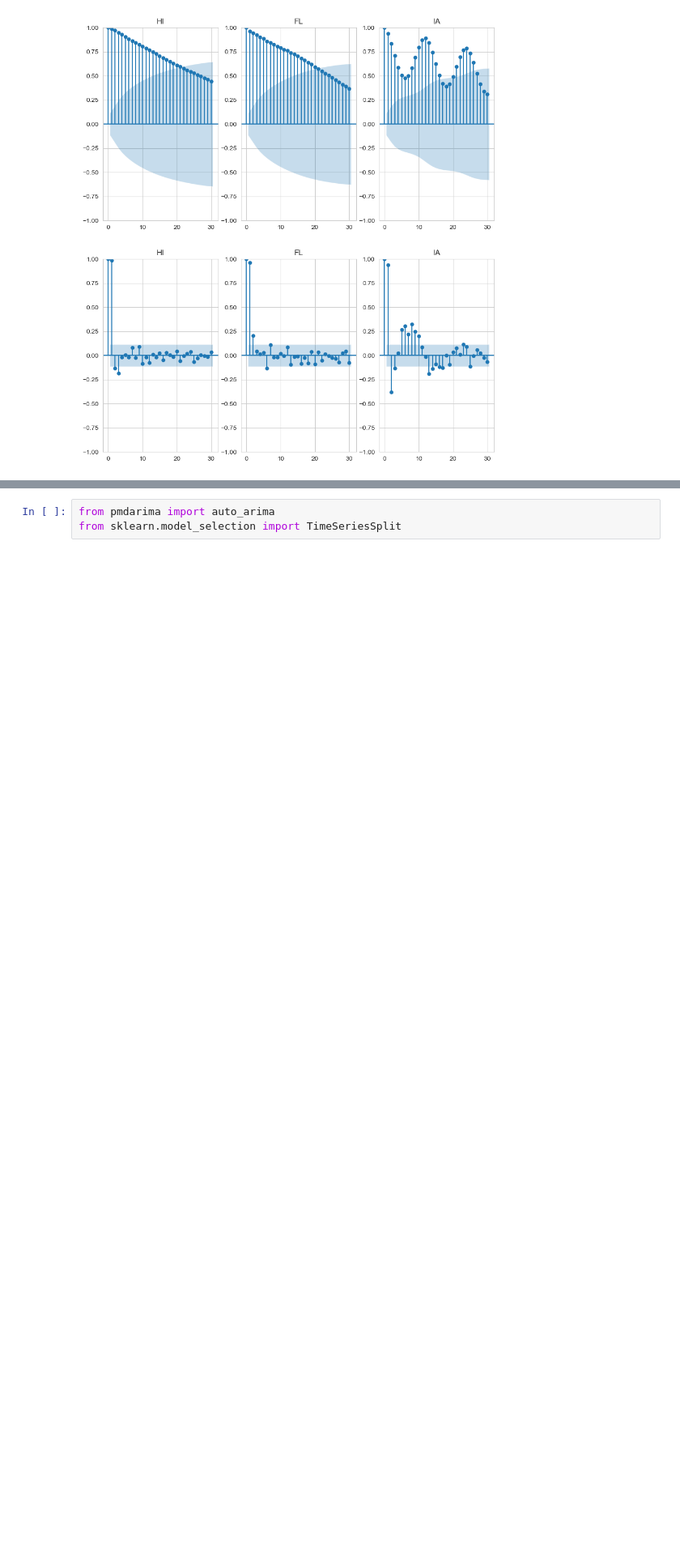
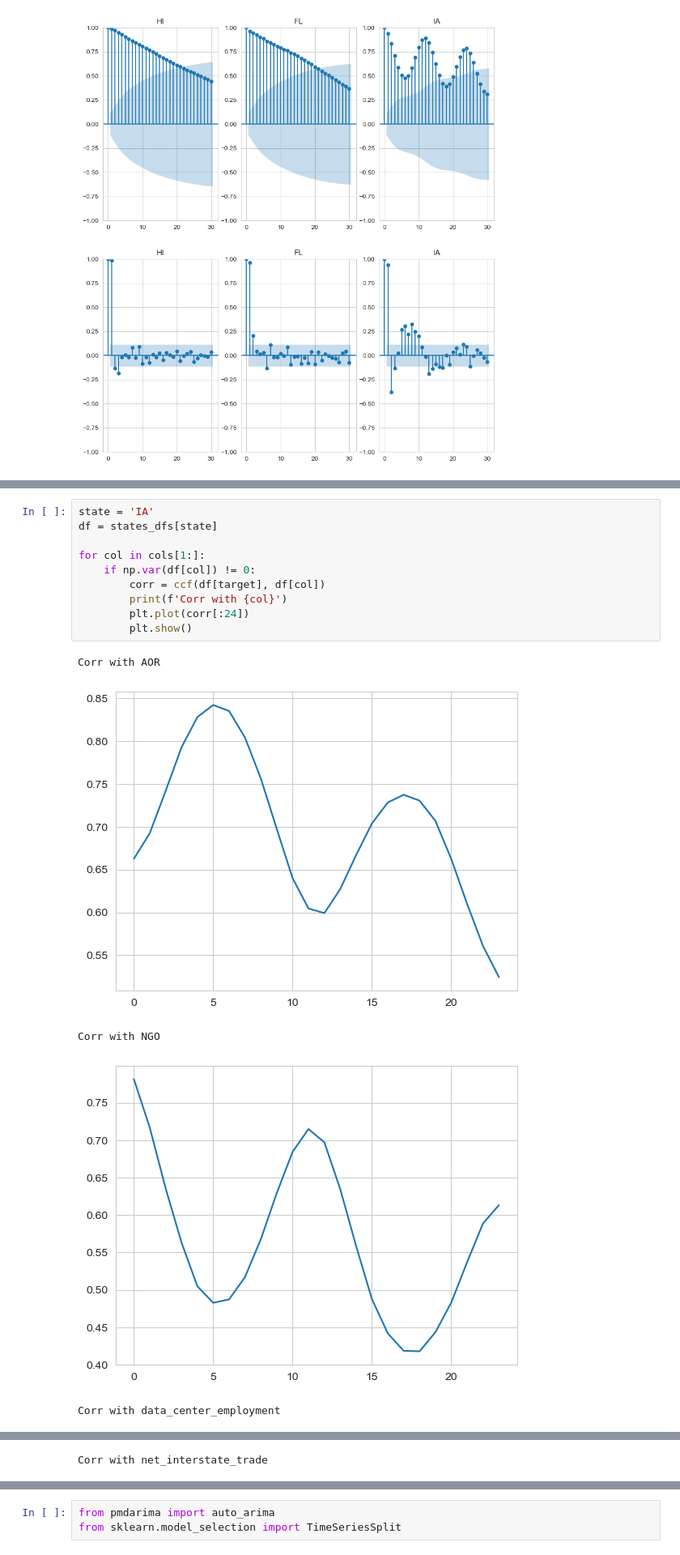
Before and after one commit to Erdos-Projects/fall-2025-forecasting-electricity-price, a Jupyter notebook: src/eda/will_eda.ipynb, the cells around one changed output, grey strips where cells are left out. Shown at 81% size. Drawn from its saved outputs; the diff is of its cells as text; blank space fills up the shorter version.

```diff
--- a/src/eda/will_eda.ipynb
+++ b/src/eda/will_eda.ipynb
@@ -907,0 +925,16 @@ for i in range(3):
+# %%
+state = 'IA'
+df = states_dfs[state]
+
+for col in cols[1:]:
+    if np.var(df[col]) != 0:
+        corr = ccf(df[target], df[col])
+        print(f'Corr with {col}')
+        plt.plot(corr[:24])
+        plt.show()
+# %% [output]
+Corr with AOR
+[figure, added]
+Corr with NGO
+[figure, added]
+Corr with data_center_employment
@@ -907,0 +942 @@ for i in range(3):
+Corr with net_interstate_trade
```
Also changed, not shown: parts of 23 cells of this notebook.
